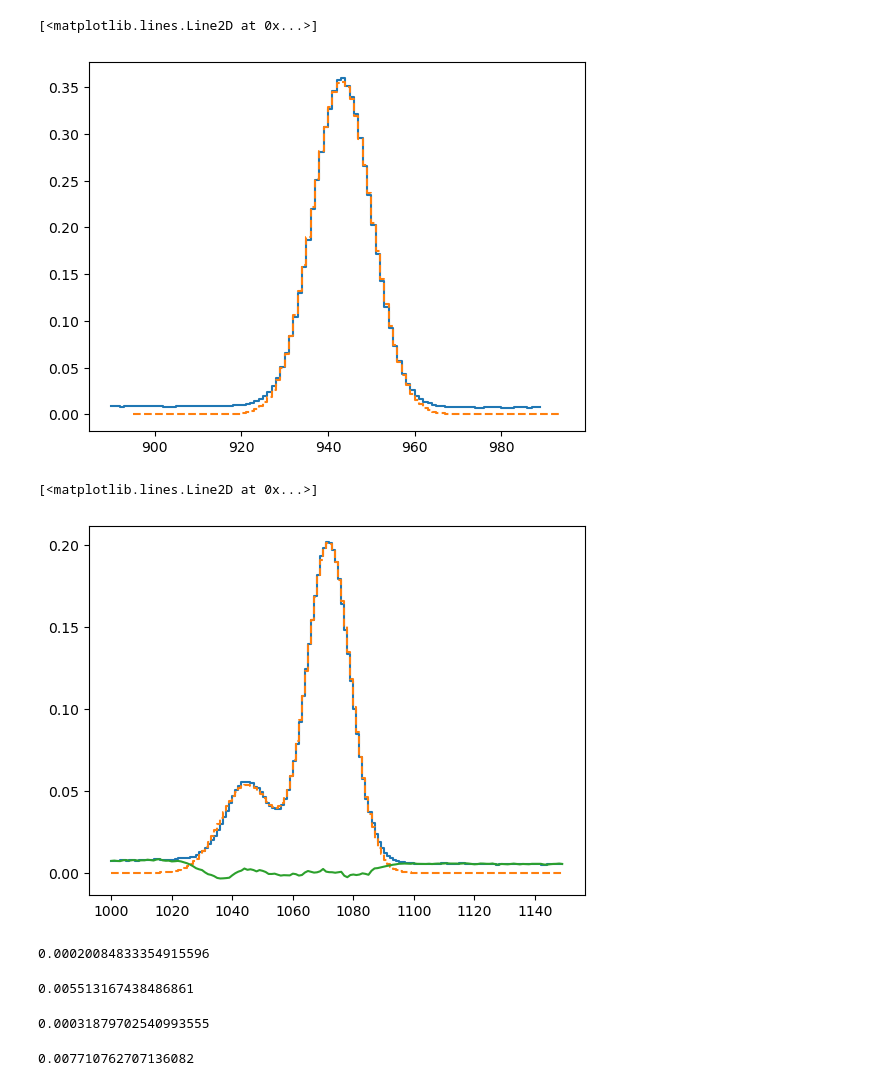
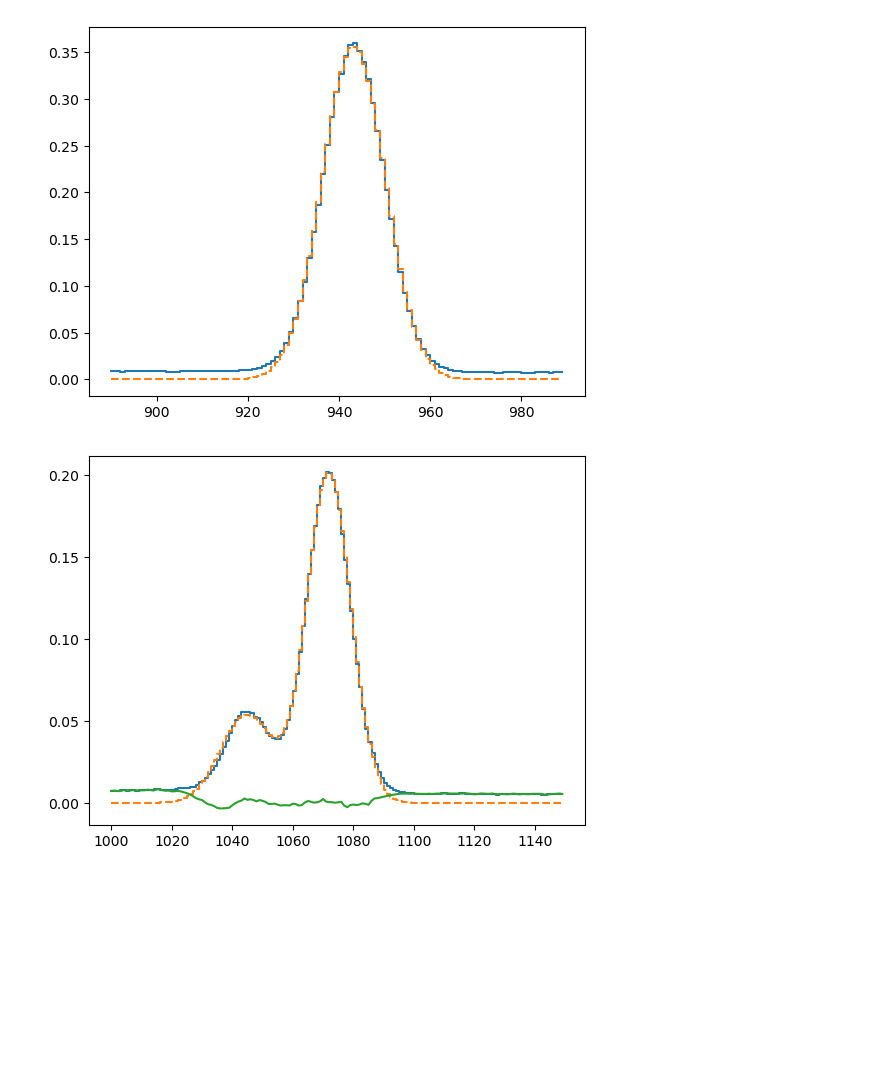
Before and after one commit to brynjarmorka/eds-analysis, a Jupyter notebook: src/week05_fitting_to_gaussian.ipynb, the cells around one changed output. Cells and saved outputs as stored; diff of their text form; code cells hidden in the pictures; blank space fills up the shorter version.

```diff
--- a/src/week05_fitting_to_gaussian.ipynb
+++ b/src/week05_fitting_to_gaussian.ipynb
@@ -20,42 +21,29 @@ from utils.gaussian_fitting import fit_peak_to_gaussian, fit_two_peaks_to_two_ga
 # %%
 start = 890
 stop = 990
 arrays = get_multiple_data_arrays(filters=["GaAs_30kV"])
 x2048 = np.arange(0, 2048, 1) # evt ...arange(start, stop, 1)
 
-xy_est = fit_peak_to_gaussian(arrays, 945)
+xy_est = fit_peak_to_gaussian(arrays, 945, start=start, stop=stop)
 
 plt.step(x2048[start:stop], arrays[0][1][start:stop])
 plt.step(xy_est[0], xy_est[1], "--")
+
+cov = fit_peak_to_gaussian(arrays, guess=945, start=start, stop=stop, give_xy=False)
 # %% [output]
-[<matplotlib.lines.Line2D at 0x...>]
-[figure, old version]
+[figure, new version]
 # %%
 start = 1000
 stop = 1150
-xy_est = fit_two_peaks_to_two_gaussians(arrays, [1045, 1075], start=start, stop=stop)
 arrays = get_multiple_data_arrays(filters=["GaAs_30kV"])
 x2048 = np.arange(0, 2048, 1) # evt ...arange(start, stop, 1)
+
+xy_est = fit_two_peaks_to_two_gaussians(arrays, [1045, 1075], start=start, stop=stop)
 
 plt.step(x2048[start:stop], arrays[0][1][start:stop])
 plt.step(xy_est[0], xy_est[1], "--")
 plt.plot(xy_est[0], arrays[0][1][start:stop]- xy_est[1], "-")
+
+xy_cov = fit_two_peaks_to_two_gaussians(arrays, [1045, 1075], start=start, stop=stop, give_xy=False)
 # %% [output]
-[<matplotlib.lines.Line2D at 0x...>]
 [figure]
-# %%
-arrays[0][1][1100:1140].std()
-# %% [output]
-0.00020084833354915596
-# %%
-arrays[0][1][1100:1140].mean()
-# %% [output]
-0.005513167438486861
-# %%
-arrays[0][1][1000:1020].std()
-# %% [output]
-0.00031879702540993555
-# %%
-arrays[0][1][1000:1020].mean()
-# %% [output]
-0.007710762707136082
```
Also changed, not shown: parts of 7 cells of this notebook, 1 other file.
